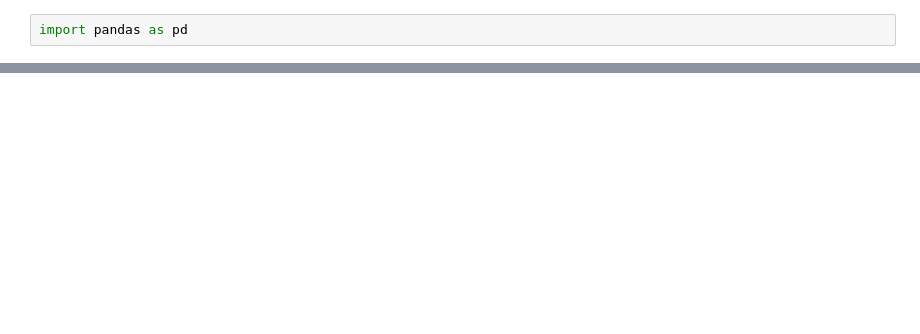
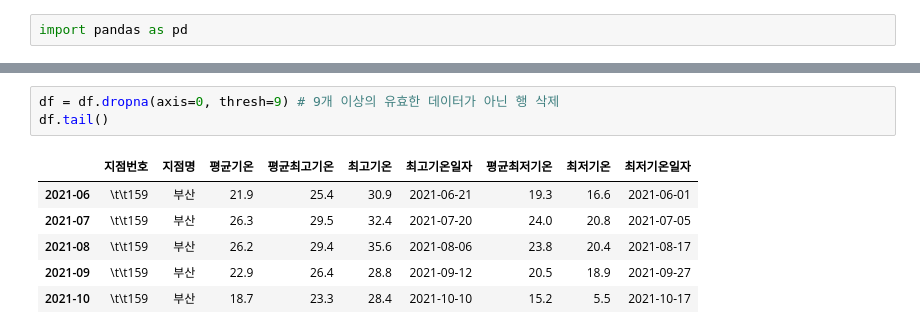
Before and after one commit to mundo99/2-2_BigData, a Jupyter notebook: 09_busan_temp.ipynb, the cells around one changed output, grey strips where cells are left out. Saved outputs shown, nothing was run; the diff lists cells and outputs as text; blank space fills up the shorter version.

```diff
--- a/09_busan_temp.ipynb
+++ b/09_busan_temp.ipynb
@@ -31,0 +51,10 @@ df.tail(3)
+# %%
+df = df.dropna(axis=0, thresh=9) # 9개 이상의 유효한 데이터가 아닌 행 삭제
+df.tail()
+# %% [output]
+|  | 지점번호 | 지점명 | 평균기온 | 평균최고기온 | 최고기온 | 최고기온일자 | 평균최저기온 | 최저기온 | 최저기온일자 |
+| 2021-06 | \t\t159 | 부산 | 21.9 | 25.4 | 30.9 | 2021-06-21 | 19.3 | 16.6 | 2021-06-01 |
+| 2021-07 | \t\t159 | 부산 | 26.3 | 29.5 | 32.4 | 2021-07-20 | 24.0 | 20.8 | 2021-07-05 |
+| 2021-08 | \t\t159 | 부산 | 26.2 | 29.4 | 35.6 | 2021-08-06 | 23.8 | 20.4 | 2021-08-17 |
+| 2021-09 | \t\t159 | 부산 | 22.9 | 26.4 | 28.8 | 2021-09-12 | 20.5 | 18.9 | 2021-09-27 |
+| 2021-10 | \t\t159 | 부산 | 18.7 | 23.3 | 28.4 | 2021-10-10 | 15.2 | 5.5 | 2021-10-17 |
```
Also changed, not shown: parts of 21 cells of this notebook, 8 other files.
